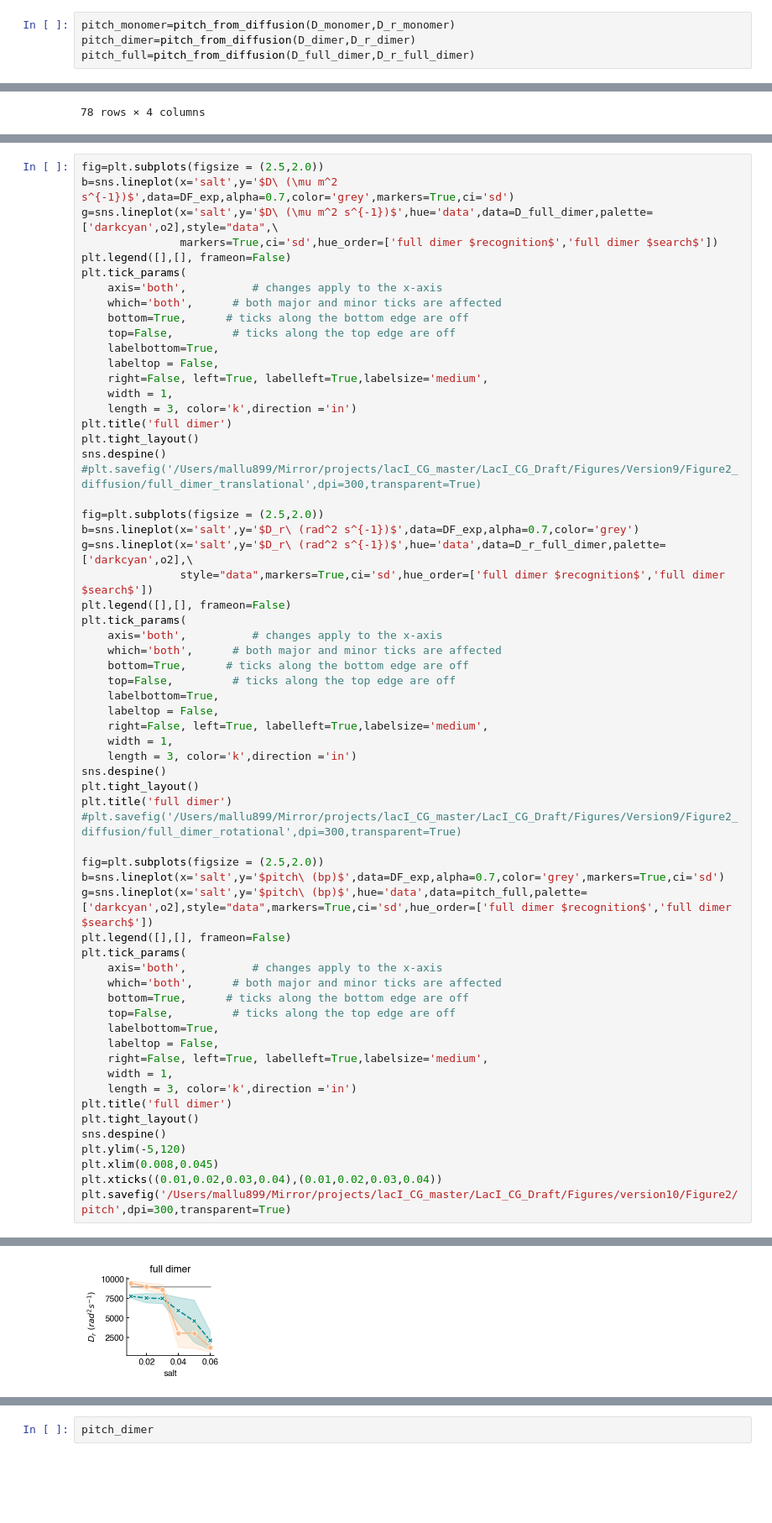
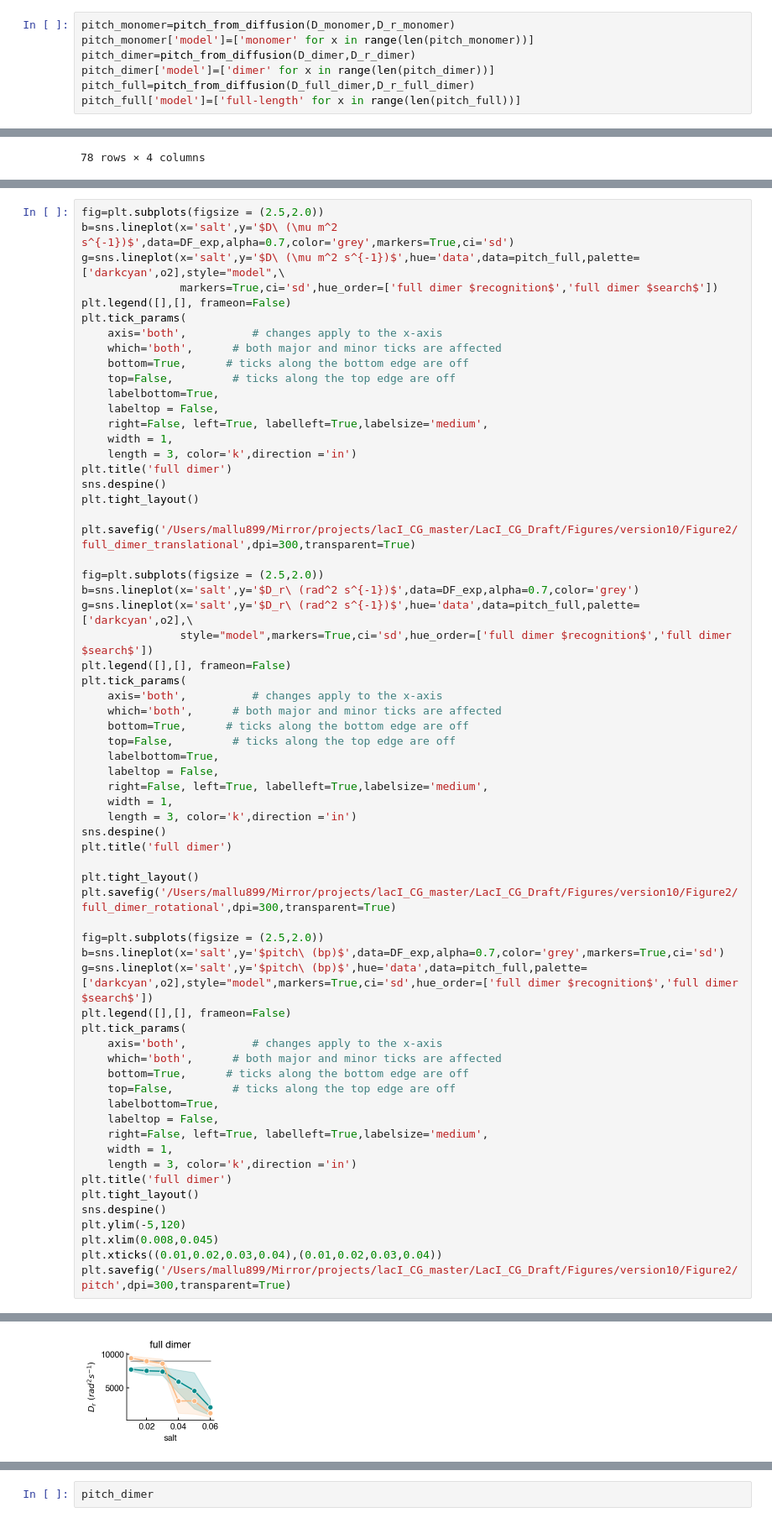
Before and after one commit to mallu2/CG_analysis, a Jupyter notebook: msd_diffusion_coefficient.ipynb, the cells around one changed output, grey strips where cells are left out. Shown at 84% size. Saved outputs shown, nothing was run; the diff lists cells and outputs as text; blank space fills up the shorter version.

Commit message:
Changed plotting

```diff
--- a/msd_diffusion_coefficient.ipynb
+++ b/msd_diffusion_coefficient.ipynb
@@ -610,5 +610,8 @@ def pitch_from_diffusion(translational,rotational):
     return(df_all)
 # %%
 pitch_monomer=pitch_from_diffusion(D_monomer,D_r_monomer)
+pitch_monomer['model']=['monomer' for x in range(len(pitch_monomer))]
 pitch_dimer=pitch_from_diffusion(D_dimer,D_r_dimer)
+pitch_dimer['model']=['dimer' for x in range(len(pitch_dimer))]
 pitch_full=pitch_from_diffusion(D_full_dimer,D_r_full_dimer)
+pitch_full['model']=['full-length' for x in range(len(pitch_full))]
@@ -685,7 +797,7 @@ D_full_dimer
 # %%
 fig=plt.subplots(figsize = (2.5,2.0))
 b=sns.lineplot(x='salt',y='$D\ (\mu m^2 s^{-1})$',data=DF_exp,alpha=0.7,color='grey',markers=True,ci='sd')
-g=sns.lineplot(x='salt',y='$D\ (\mu m^2 s^{-1})$',hue='data',data=D_full_dimer,palette=['darkcyan',o2],style="data",\
+g=sns.lineplot(x='salt',y='$D\ (\mu m^2 s^{-1})$',hue='data',data=pitch_full,palette=['darkcyan',o2],style="model",\
                markers=True,ci='sd',hue_order=['full dimer $recognition$','full dimer $search$'])
 plt.legend([],[], frameon=False)
 plt.tick_params(
@@ -699,14 +811,15 @@ plt.tick_params(
     width = 1,
     length = 3, color='k',direction ='in')
 plt.title('full dimer')
+sns.despine()
 plt.tight_layout()
-sns.despine()
-#plt.savefig('/Users/mallu899/Mirror/projects/lacI_CG_master/LacI_CG_Draft/Figures/Version9/Figure2_diffusion/full_dimer_translational',dpi=300,transparent=True)
+
+plt.savefig('/Users/mallu899/Mirror/projects/lacI_CG_master/LacI_CG_Draft/Figures/version10/Figure2/full_dimer_translational',dpi=300,transparent=True)
 
 fig=plt.subplots(figsize = (2.5,2.0))
 b=sns.lineplot(x='salt',y='$D_r\ (rad^2 s^{-1})$',data=DF_exp,alpha=0.7,color='grey')
-g=sns.lineplot(x='salt',y='$D_r\ (rad^2 s^{-1})$',hue='data',data=D_r_full_dimer,palette=['darkcyan',o2],\
-               style="data",markers=True,ci='sd',hue_order=['full dimer $recognition$','full dimer $search$'])
+g=sns.lineplot(x='salt',y='$D_r\ (rad^2 s^{-1})$',hue='data',data=pitch_full,palette=['darkcyan',o2],\
+               style="model",markers=True,ci='sd',hue_order=['full dimer $recognition$','full dimer $search$'])
 plt.legend([],[], frameon=False)
 plt.tick_params(
     axis='both',          # changes apply to the x-axis
@@ -719,13 +832,14 @@ plt.tick_params(
     width = 1,
     length = 3, color='k',direction ='in')
 sns.despine()
+plt.title('full dimer')
+
 plt.tight_layout()
-plt.title('full dimer')
-#plt.savefig('/Users/mallu899/Mirror/projects/lacI_CG_master/LacI_CG_Draft/Figures/Version9/Figure2_diffusion/full_dimer_rotational',dpi=300,transparent=True)
+plt.savefig('/Users/mallu899/Mirror/projects/lacI_CG_master/LacI_CG_Draft/Figures/version10/Figure2/full_dimer_rotational',dpi=300,transparent=True)
 
 fig=plt.subplots(figsize = (2.5,2.0))
 b=sns.lineplot(x='salt',y='$pitch\ (bp)$',data=DF_exp,alpha=0.7,color='grey',markers=True,ci='sd')
-g=sns.lineplot(x='salt',y='$pitch\ (bp)$',hue='data',data=pitch_full,palette=['darkcyan',o2],style="data",markers=True,ci='sd',hue_order=['full dimer $recognition$','full dimer $search$'])
+g=sns.lineplot(x='salt',y='$pitch\ (bp)$',hue='data',data=pitch_full,palette=['darkcyan',o2],style="model",markers=True,ci='sd',hue_order=['full dimer $recognition$','full dimer $search$'])
 plt.legend([],[], frameon=False)
 plt.tick_params(
     axis='both',          # changes apply to the x-axis
@@ -749 +863 @@ plt.savefig('/Users/mallu899/Mirror/projects/lacI_CG_master/LacI_CG_Draft/Figure
-[figure, old version]
+[figure, new version]
```
Also changed, not shown: parts of 9 cells of this notebook.
